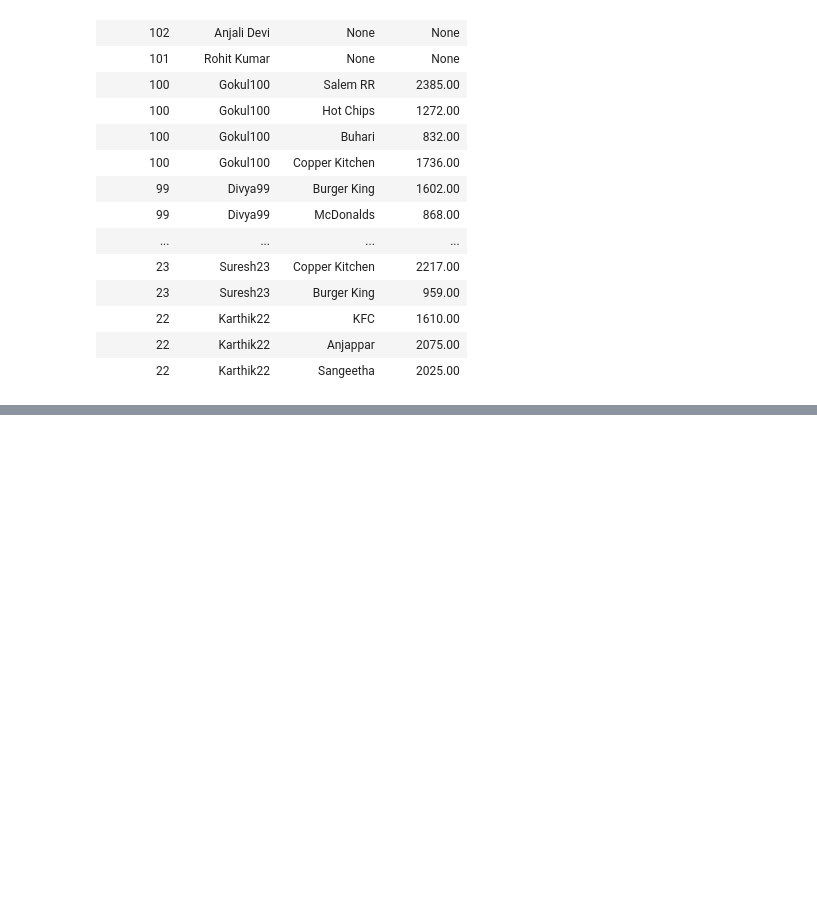
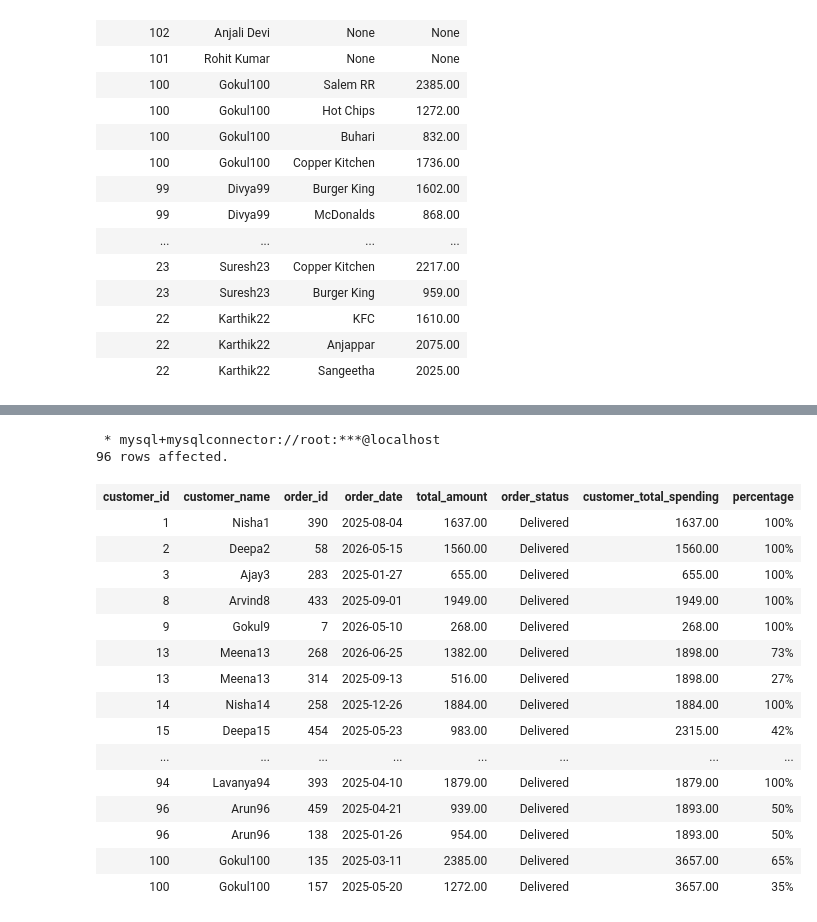
Before and after one commit to karthikeyanm-dev/DE-SQL, a Jupyter notebook: DE SQL Notes/SQL_Questions.ipynb, the cells around one changed output, grey strips where cells are left out. Cells and saved outputs as stored; diff of their text form; code cells hidden in the pictures; blank space fills up the shorter version.

```diff
--- a/DE SQL Notes/SQL_Questions.ipynb
+++ b/DE SQL Notes/SQL_Questions.ipynb
@@ -4819,0 +5434,46 @@ order by customer_id desc;
+# %%
+%%sql
+
+select
+c.customer_id,
+c.customer_name,
+o.order_id,
+o.order_date,
+o.total_amount,
+o.order_status,
+sum(o.total_amount) over(
+    partition by c.customer_id
+) as customer_total_spending,
+    concat(
+        round(
+            o.total_amount /
+        (sum(o.total_amount) over(
+            partition by c.customer_id
+        )
+            ) * 100
+        ), '%'
+    ) as percentage
+from orders o
+left join customers c
+on c.customer_id = o.customer_id
+
+where o.order_status = "Delivered"
+# %% [output]
+ * mysql+mysqlconnector://root:***@localhost
+96 rows affected.
+| customer_id | customer_name | order_id | order_date | total_amount | order_status | customer_total_spending | percentage |
+| 1 | Nisha1 | 390 | 2025-08-04 | 1637.00 | Delivered | 1637.00 | 100% |
+| 2 | Deepa2 | 58 | 2026-05-15 | 1560.00 | Delivered | 1560.00 | 100% |
+| 3 | Ajay3 | 283 | 2025-01-27 | 655.00 | Delivered | 655.00 | 100% |
+| 8 | Arvind8 | 433 | 2025-09-01 | 1949.00 | Delivered | 1949.00 | 100% |
+| 9 | Gokul9 | 7 | 2026-05-10 | 268.00 | Delivered | 268.00 | 100% |
+| 13 | Meena13 | 268 | 2026-06-25 | 1382.00 | Delivered | 1898.00 | 73% |
+| 13 | Meena13 | 314 | 2025-09-13 | 516.00 | Delivered | 1898.00 | 27% |
+| 14 | Nisha14 | 258 | 2025-12-26 | 1884.00 | Delivered | 1884.00 | 100% |
+| 15 | Deepa15 | 454 | 2025-05-23 | 983.00 | Delivered | 2315.00 | 42% |
+| ... | ... | ... | ... | ... | ... | ... | ... |
+| 94 | Lavanya94 | 393 | 2025-04-10 | 1879.00 | Delivered | 1879.00 | 100% |
+| 96 | Arun96 | 459 | 2025-04-21 | 939.00 | Delivered | 1893.00 | 50% |
+| 96 | Arun96 | 138 | 2025-01-26 | 954.00 | Delivered | 1893.00 | 50% |
+| 100 | Gokul100 | 135 | 2025-03-11 | 2385.00 | Delivered | 3657.00 | 65% |
+| 100 | Gokul100 | 157 | 2025-05-20 | 1272.00 | Delivered | 3657.00 | 35% |
```
Also changed, not shown: parts of 19 cells of this notebook, 1 other file.
